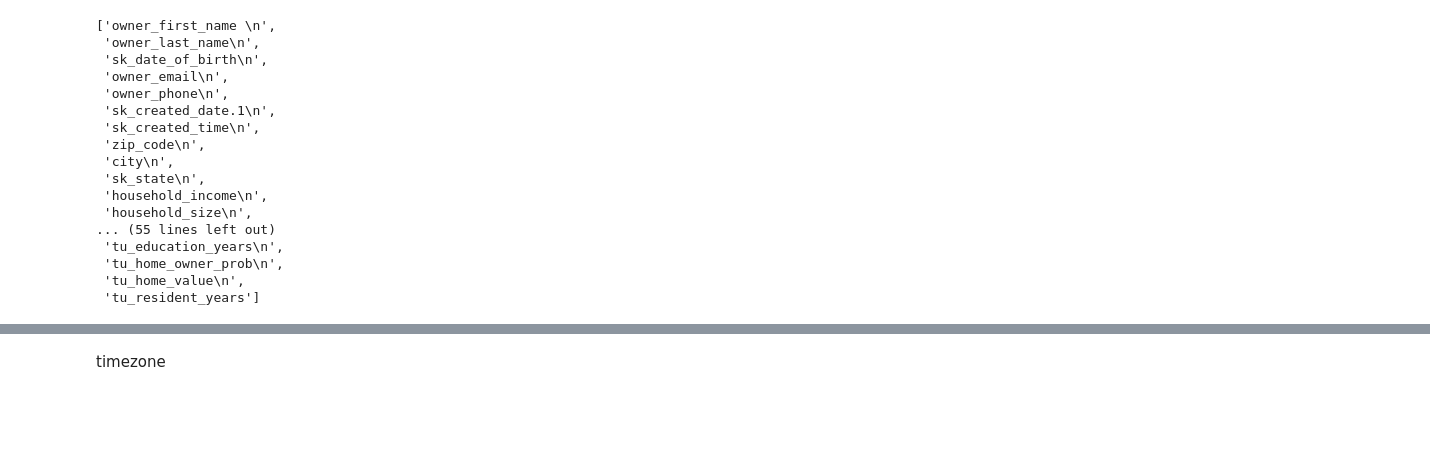
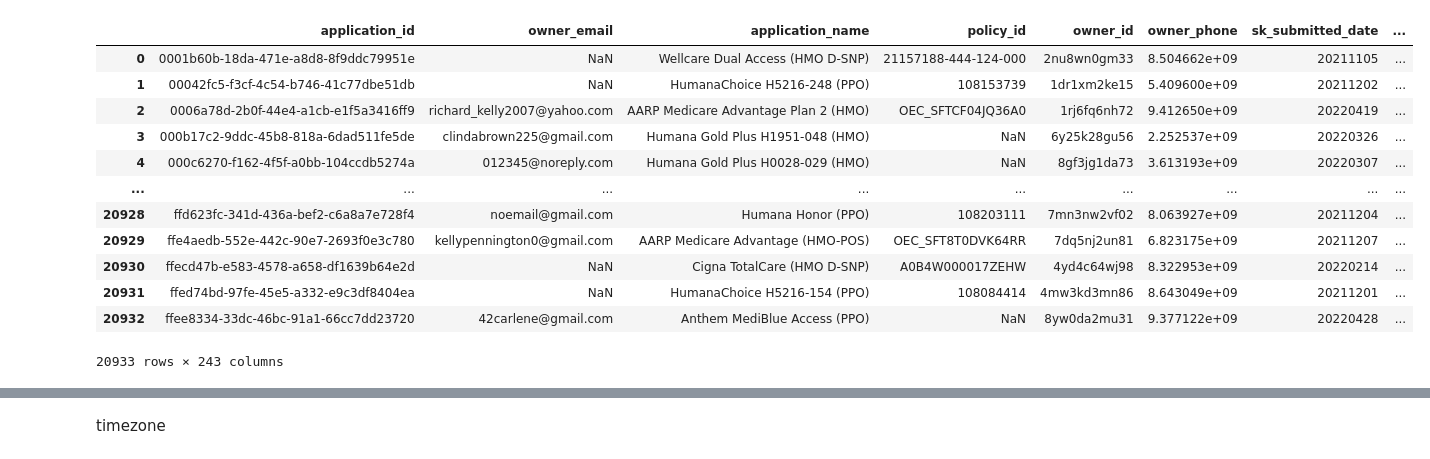
Before and after one commit to jawhar-healthcare/MedicareAdvantage_Pre_Conversion_LTV, a Jupyter notebook: MA Feature importance.ipynb, the cells around one changed output, grey strips where cells are left out. Cells and saved outputs as stored; diff of their text form; code cells hidden in the pictures; blank space fills up the shorter version.

```diff
--- a/MA Feature importance.ipynb
+++ b/MA Feature importance.ipynb
@@ -73,5 +75,5 @@ from sklearn.metrics import classification_report, confusion_matrix, roc_auc_sco
 # %%
-df = pd.read_csv('dat.csv')
+df = pd.read_csv('ma_postconv_jorn_zip_tu.csv')
 # %%
 df.dtypes
 # %% [output]
@@ -95 +117,17 @@ dtype: object
+# %%
+df
+# %% [output]
+|  | application_id | owner_email | application_name | policy_id | owner_id | owner_phone | sk_submitted_date | ... |
+| 0 | 0001b60b-18da-471e-a8d8-8f9ddc79951e | NaN | Wellcare Dual Access (HMO D-SNP) | 21157188-444-124-000 | 2nu8wn0gm33 | 8.504662e+09 | 20211105 | ... |
+| 1 | 00042fc5-f3cf-4c54-b746-41c77dbe51db | NaN | HumanaChoice H5216-248 (PPO) | 108153739 | 1dr1xm2ke15 | 5.409600e+09 | 20211202 | ... |
+| 2 | 0006a78d-2b0f-44e4-a1cb-e1f5a3416ff9 | richard_kelly2007@yahoo.com | AARP Medicare Advantage Plan 2 (HMO) | OEC_SFTCF04JQ36A0 | 1rj6fq6nh72 | 9.412650e+09 | 20220419 | ... |
+| 3 | 000b17c2-9ddc-45b8-818a-6dad511fe5de | clindabrown225@gmail.com | Humana Gold Plus H1951-048 (HMO) | NaN | 6y25k28gu56 | 2.252537e+09 | 20220326 | ... |
+| 4 | 000c6270-f162-4f5f-a0bb-104ccdb5274a | 012345@noreply.com | Humana Gold Plus H0028-029 (HMO) | NaN | 8gf3jg1da73 | 3.613193e+09 | 20220307 | ... |
+| ... | ... | ... | ... | ... | ... | ... | ... | ... |
+| 20928 | ffd623fc-341d-436a-bef2-c6a8a7e728f4 | noemail@gmail.com | Humana Honor (PPO) | 108203111 | 7mn3nw2vf02 | 8.063927e+09 | 20211204 | ... |
+| 20929 | ffe4aedb-552e-442c-90e7-2693f0e3c780 | kellypennington0@gmail.com | AARP Medicare Advantage (HMO-POS) | OEC_SFT8T0DVK64RR | 7dq5nj2un81 | 6.823175e+09 | 20211207 | ... |
+| 20930 | ffecd47b-e583-4578-a658-df1639b64e2d | NaN | Cigna TotalCare (HMO D-SNP) | A0B4W000017ZEHW | 4yd4c64wj98 | 8.322953e+09 | 20220214 | ... |
+| 20931 | ffed74bd-97fe-45e5-a332-e9c3df8404ea | NaN | HumanaChoice H5216-154 (PPO) | 108084414 | 4mw3kd3mn86 | 8.643049e+09 | 20211201 | ... |
+| 20932 | ffee8334-33dc-46bc-91a1-66cc7dd23720 | 42carlene@gmail.com | Anthem MediBlue Access (PPO) | NaN | 8yw0da2mu31 | 9.377122e+09 | 20220428 | ... |
+20933 rows × 243 columns
 # %%
@@ -97,20 +140,2 @@ input = ['owner_first_name \n','owner_last_name\n','sk_date_of_birth\n','owner_e
 # %%
-input
+X = df[numeric_columns]
-# %% [output]
-['owner_first_name \n',
- 'owner_last_name\n',
- 'sk_date_of_birth\n',
- 'owner_email\n',
- 'owner_phone\n',
- 'sk_created_date.1\n',
- 'sk_created_time\n',
- 'zip_code\n',
- 'city\n',
- 'sk_state\n',
- 'household_income\n',
- 'household_size\n',
-... (55 lines left out)
- 'tu_education_years\n',
- 'tu_home_owner_prob\n',
- 'tu_home_value\n',
- 'tu_resident_years']
```
Also changed, not shown: parts of 103 cells of this notebook.
